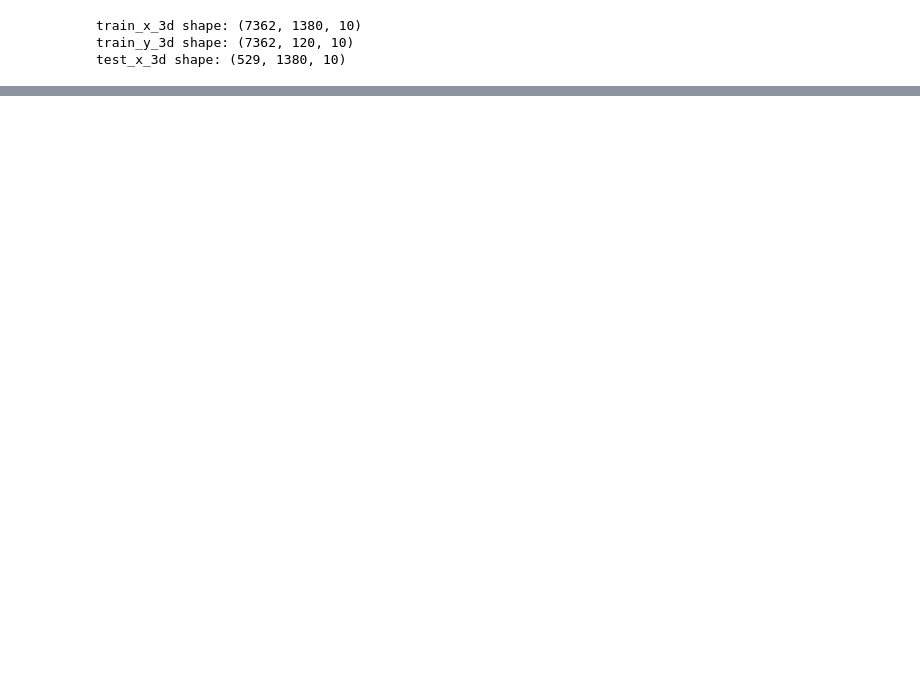
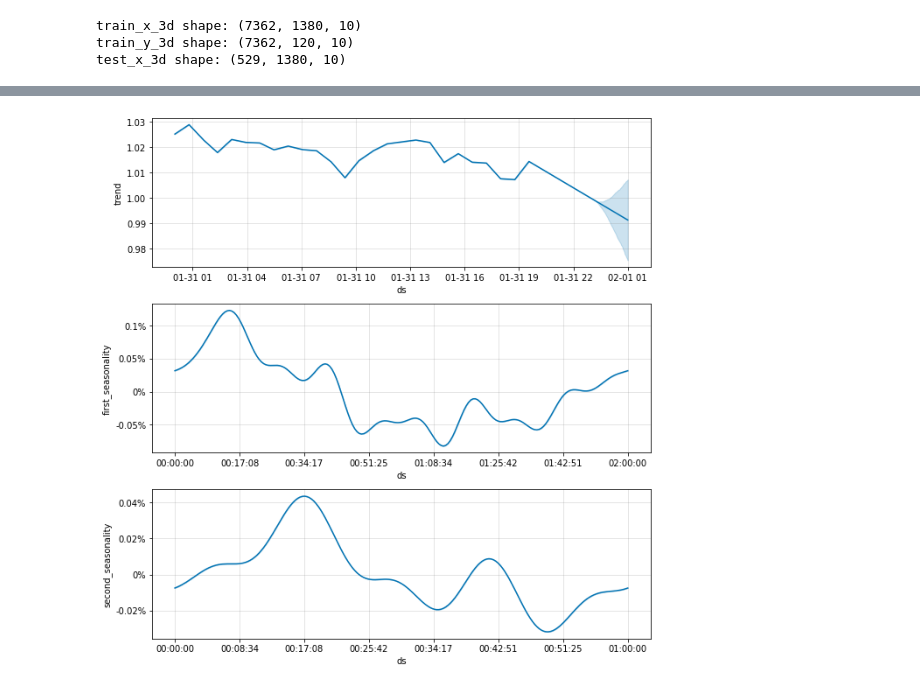
Before and after one commit to Kingnamji/Coin_Trader, a Jupyter notebook: Trader/BitCoin_trader.ipynb, the cells around one changed output, grey strips where cells are left out. Saved outputs shown, nothing was run; the diff lists cells and outputs as text; code cells hidden in the pictures; blank space fills up the shorter version.

```diff
--- a/Trader/BitCoin_trader.ipynb
+++ b/Trader/BitCoin_trader.ipynb
@@ -117,0 +253,5 @@ plt.show()
+# %%
+# 데이터 trend 및 추가한 seasonality 확인
+fig2 = model.plot_components(forecast_data)
+# %% [output]
+[figure, added]
```
Also changed, not shown: parts of 39 cells of this notebook.
